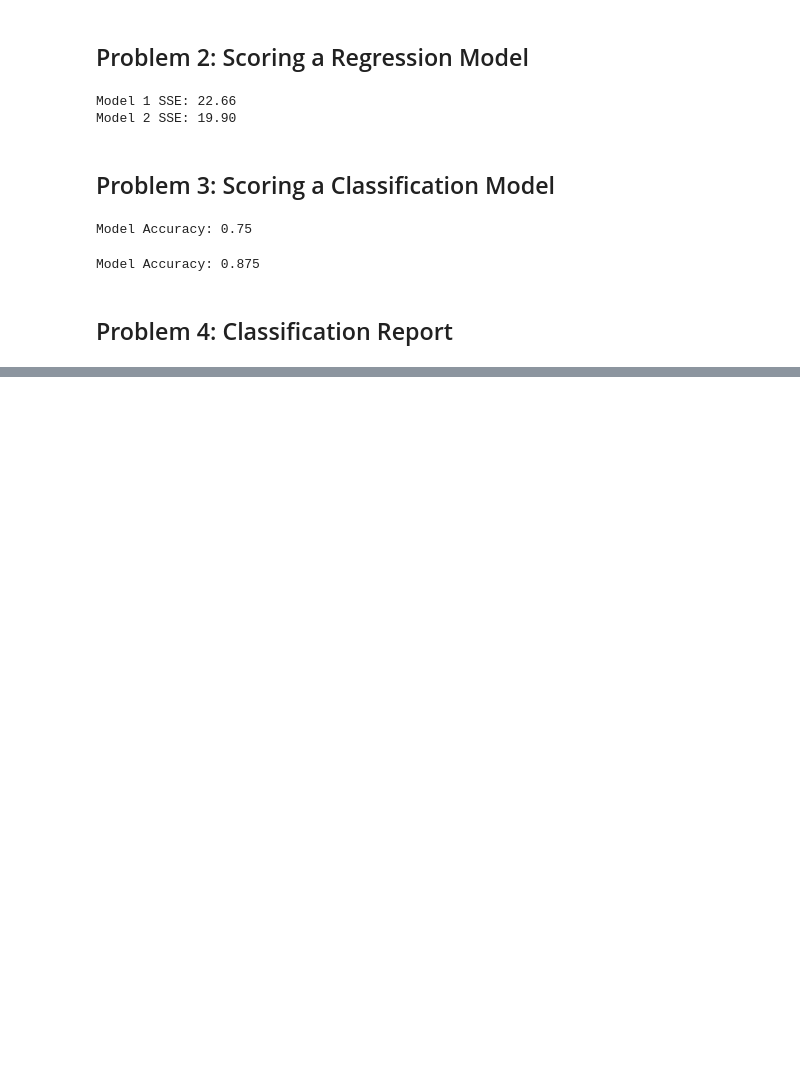
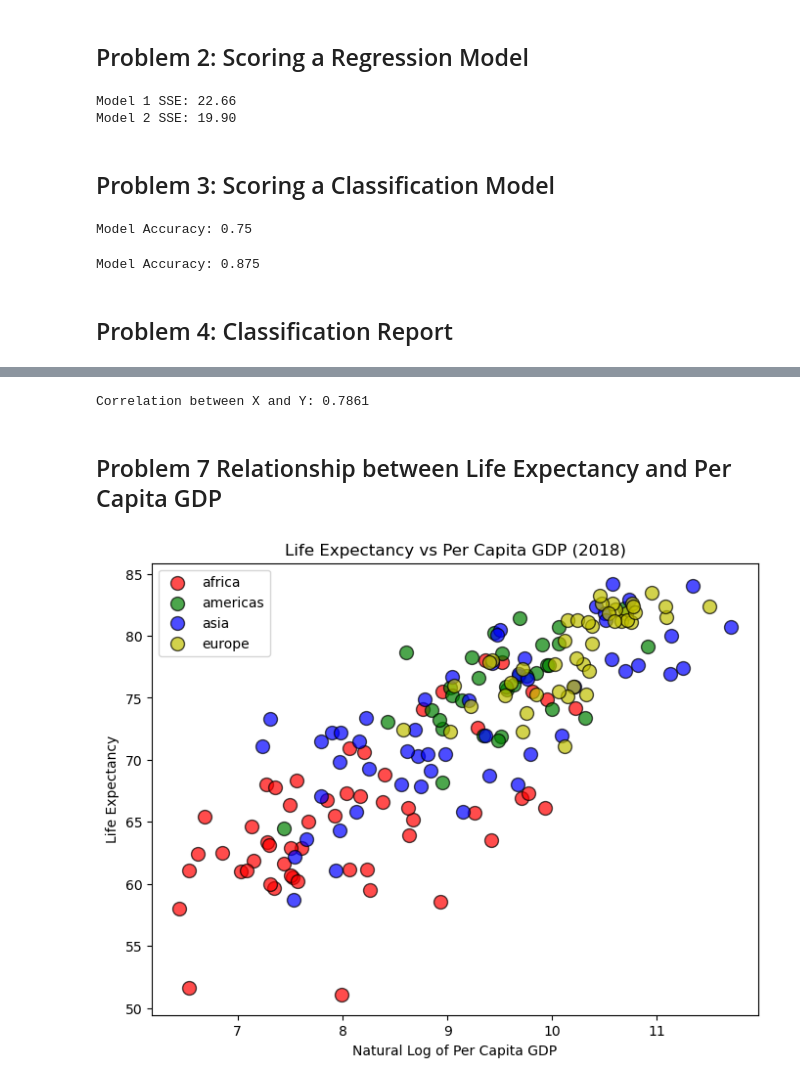
Before and after one commit to nstratford76/DSCI-503, a Jupyter notebook: Homework/HW_04_Stratford.ipynb, the cells around one changed output, grey strips where cells are left out. Cells and saved outputs as stored; diff of their text form; code cells hidden in the pictures; blank space fills up the shorter version.

```diff
--- a/Homework/HW_04_Stratford.ipynb
+++ b/Homework/HW_04_Stratford.ipynb
@@ -106,0 +173,42 @@ Negative Recall: 0.7143
+# %%
+diff_x = x_vals - np.mean(x_vals)
+diff_y = y_vals - np.mean(y_vals)
+
+top = np.sum(diff_x * diff_y)
+
+bottom = np.sqrt(np.sum(diff_x**2) * np.sum(diff_y**2))
+r = top / bottom
+
+# Print the result, rounded to four decimal places
+print(f"Correlation between X and Y: {r:.4f}")
+# %% [output]
+Correlation between X and Y: 0.7861
+# %% [markdown]
+## Problem 7 Relationship between Life Expectancy and Per Capita GDP
+# %%
+import pandas as pd
+df = pd.read_csv('gapminder_data.txt', sep='\t')
+country = df.country.values
+year = df.year.values
+continent = df.continent.values
+population = df.population.values
+life_exp = df.life_exp.values
+pcgdp = df.gdp_per_cap.values
+gini = df.gini.values
+df = None
+# %%
+continent_list = ['africa', 'americas', 'asia', 'europe']
+color_list = ['r', 'g', 'b', 'y']
+plt.figure(figsize=[8, 6])
+for i, cont in enumerate(continent_list):
+    sel = (continent == cont) & (year == 2018)
+    plt.scatter(np.log(pcgdp[sel]), life_exp[sel],
+        s=100, alpha=0.7, edgecolors='black', color=color_list[i], label=cont)
+plt.xlabel('Natural Log of Per Capita GDP')
+plt.ylabel('Life Expectancy')
+
+plt.title('Life Expectancy vs Per Capita GDP (2018)')
+plt.legend()
+plt.show()
+# %% [output]
+[figure, added]
```
Also changed, not shown: parts of 13 cells of this notebook, 1 other file.
